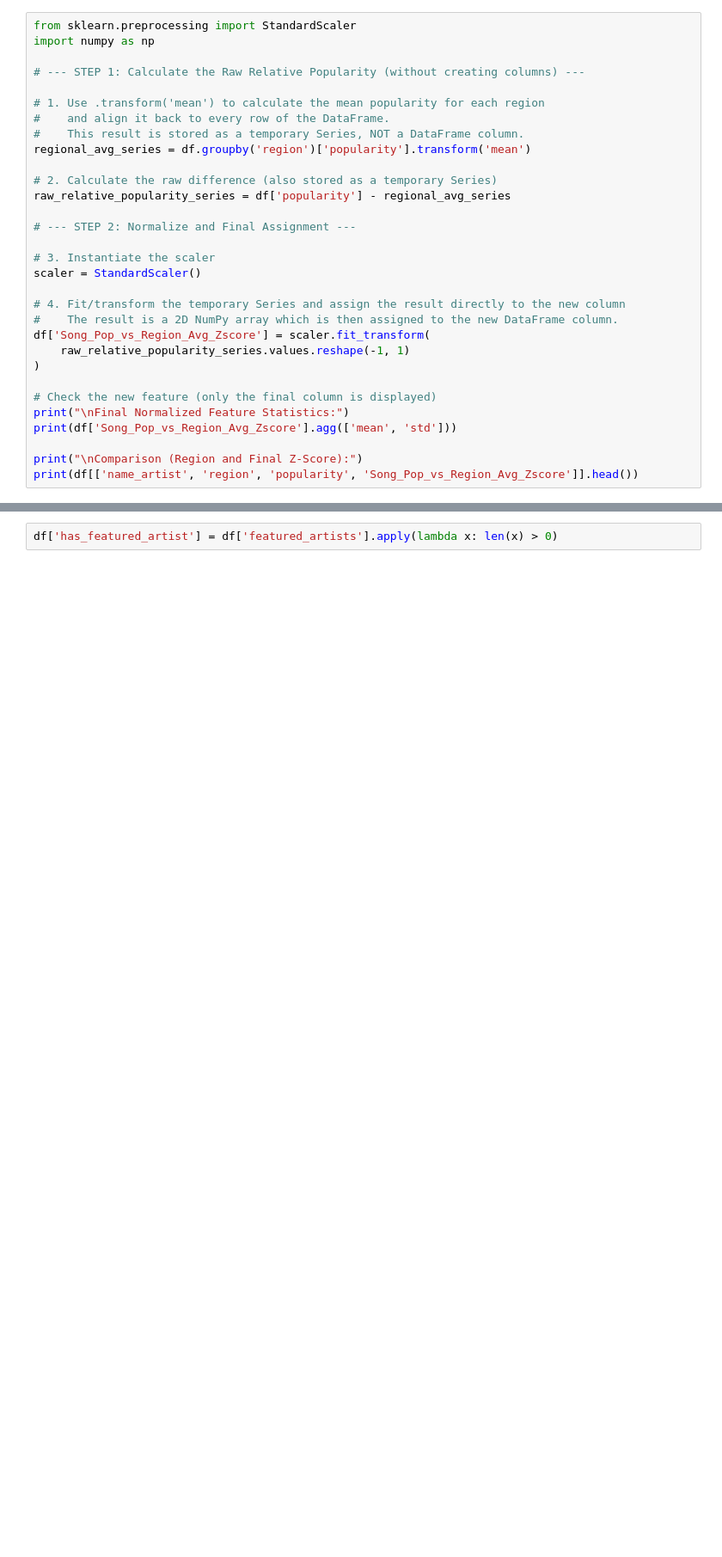
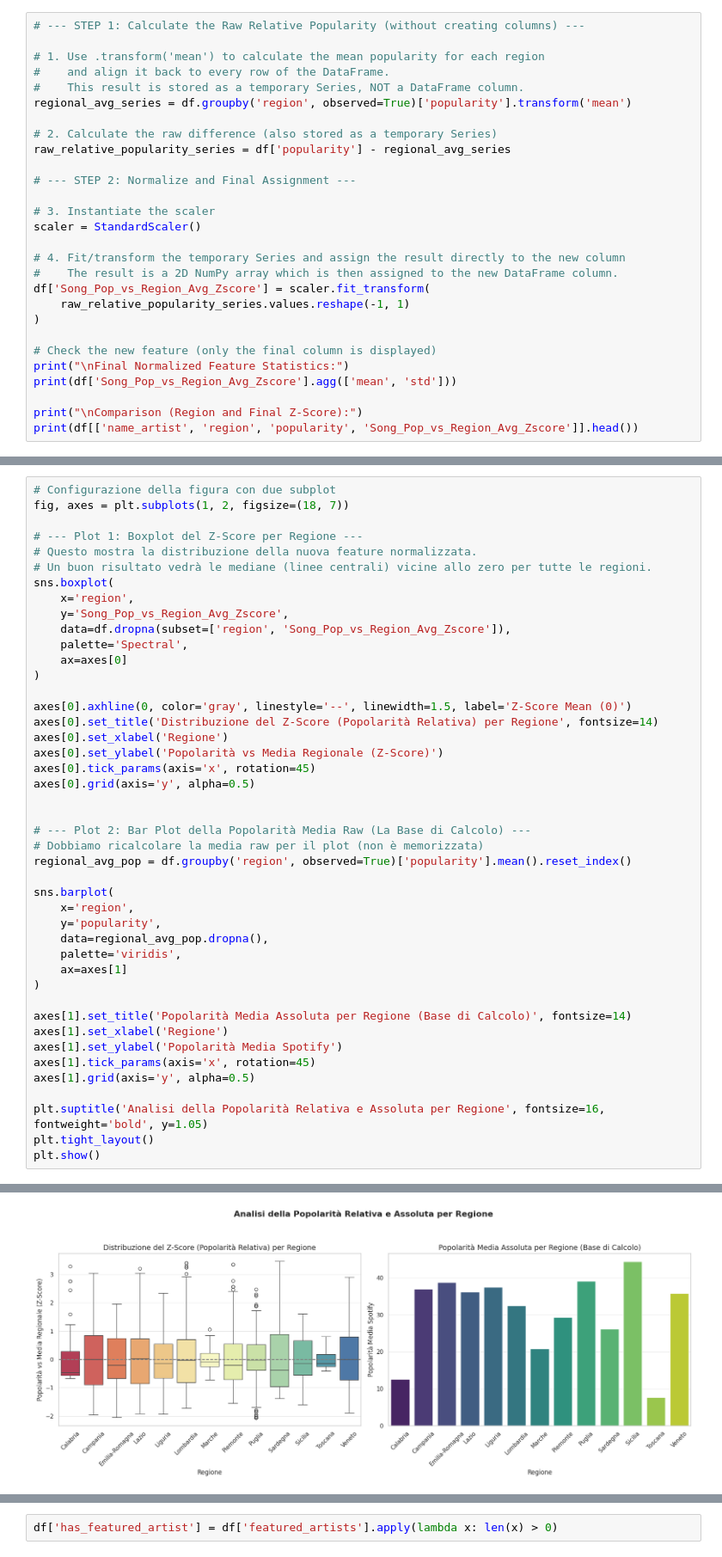
Before and after one commit to Syreel/DataMining, a Jupyter notebook: data_feature_engineering.ipynb, the cells around one changed output, grey strips where cells are left out. Shown at 86% size. Saved outputs shown, nothing was run; the diff lists cells and outputs as text; blank space fills up the shorter version.

```diff
--- a/data_feature_engineering.ipynb
+++ b/data_feature_engineering.ipynb
@@ -416,13 +565,10 @@ Name: count, dtype: int64
 # %%
-from sklearn.preprocessing import StandardScaler
-import numpy as np
-
 # --- STEP 1: Calculate the Raw Relative Popularity (without creating columns) ---
 
 # 1. Use .transform('mean') to calculate the mean popularity for each region
 #    and align it back to every row of the DataFrame.
 #    This result is stored as a temporary Series, NOT a DataFrame column.
-regional_avg_series = df.groupby('region')['popularity'].transform('mean')
+regional_avg_series = df.groupby('region', observed=True)['popularity'].transform('mean')
 
 # 2. Calculate the raw difference (also stored as a temporary Series)
 raw_relative_popularity_series = df['popularity'] - regional_avg_series
@@ -461,0 +606,45 @@ TR585039  rosa chemical  Piemonte          41                       0.612792
+# %%
+# Configurazione della figura con due subplot
+fig, axes = plt.subplots(1, 2, figsize=(18, 7))
+
+# --- Plot 1: Boxplot del Z-Score per Regione ---
+# Questo mostra la distribuzione della nuova feature normalizzata.
+# Un buon risultato vedrà le mediane (linee centrali) vicine allo zero per tutte le regioni.
+sns.boxplot(
+    x='region',
+    y='Song_Pop_vs_Region_Avg_Zscore',
+    data=df.dropna(subset=['region', 'Song_Pop_vs_Region_Avg_Zscore']),
+    palette='Spectral',
+    ax=axes[0]
+)
+
+axes[0].axhline(0, color='gray', linestyle='--', linewidth=1.5, label='Z-Score Mean (0)')
+axes[0].set_title('Distribuzione del Z-Score (Popolarità Relativa) per Regione', fontsize=14)
+axes[0].set_xlabel('Regione')
+axes[0].set_ylabel('Popolarità vs Media Regionale (Z-Score)')
+axes[0].tick_params(axis='x', rotation=45)
+axes[0].grid(axis='y', alpha=0.5)
+
+
+# --- Plot 2: Bar Plot della Popolarità Media Raw (La Base di Calcolo) ---
+# Dobbiamo ricalcolare la media raw per il plot (non è memorizzata)
+regional_avg_pop = df.groupby('region', observed=True)['popularity'].mean().reset_index()
+
+sns.barplot(
+    x='region',
+    y='popularity',
+    data=regional_avg_pop.dropna(),
+    palette='viridis',
+    ax=axes[1]
+)
+
+axes[1].set_title('Popolarità Media Assoluta per Regione (Base di Calcolo)', fontsize=14)
+axes[1].set_xlabel('Regione')
+axes[1].set_ylabel('Popolarità Media Spotify')
+axes[1].tick_params(axis='x', rotation=45)
+axes[1].grid(axis='y', alpha=0.5)
+
+plt.suptitle('Analisi della Popolarità Relativa e Assoluta per Regione', fontsize=16, fontweight='bold', y=1.05)
+plt.tight_layout()
+plt.show()
+# %% [output]
@@ -461,0 +658 @@ TR585039  rosa chemical  Piemonte          41                       0.612792
+[figure, added]
```
Also changed, not shown: parts of 41 cells of this notebook, 2 other files.
